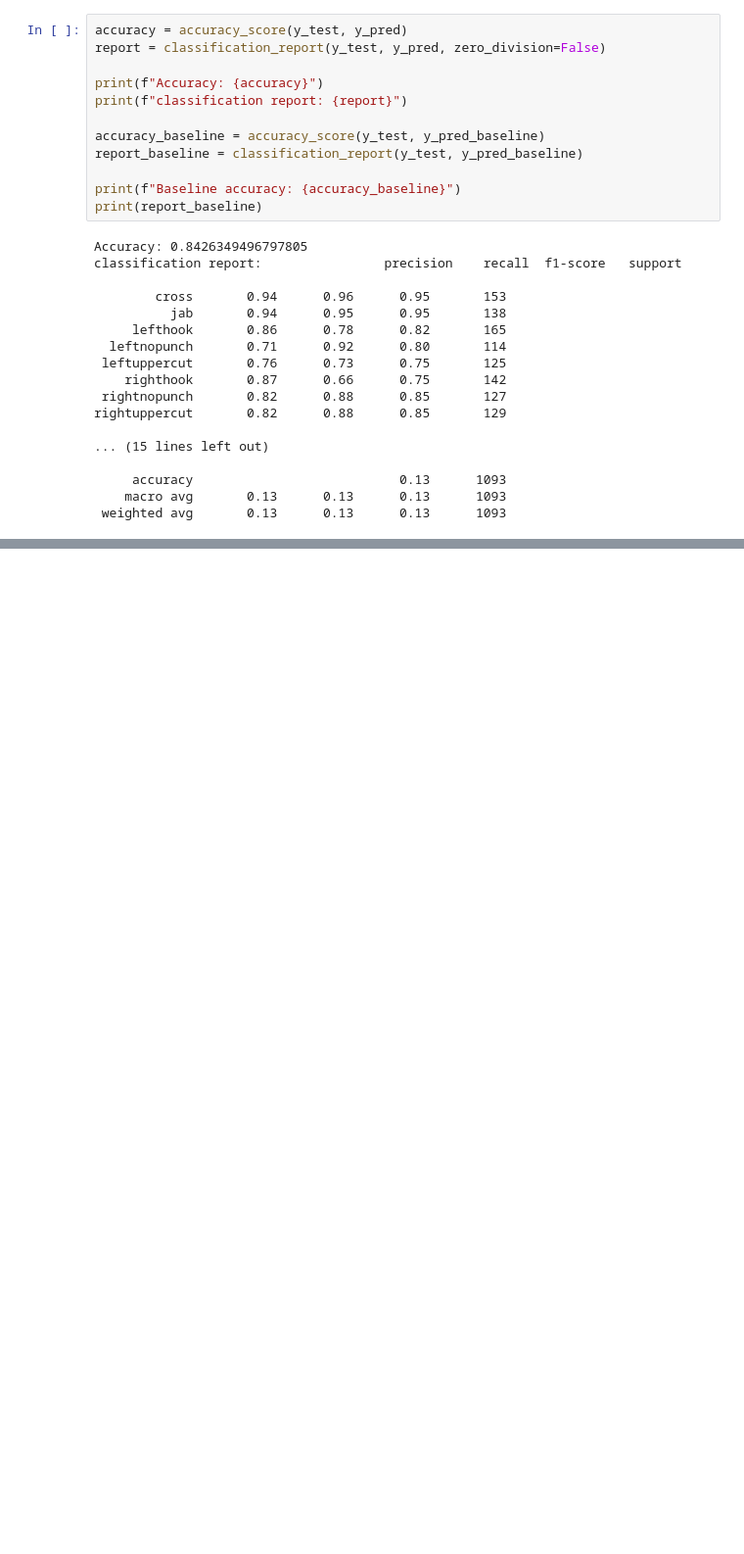
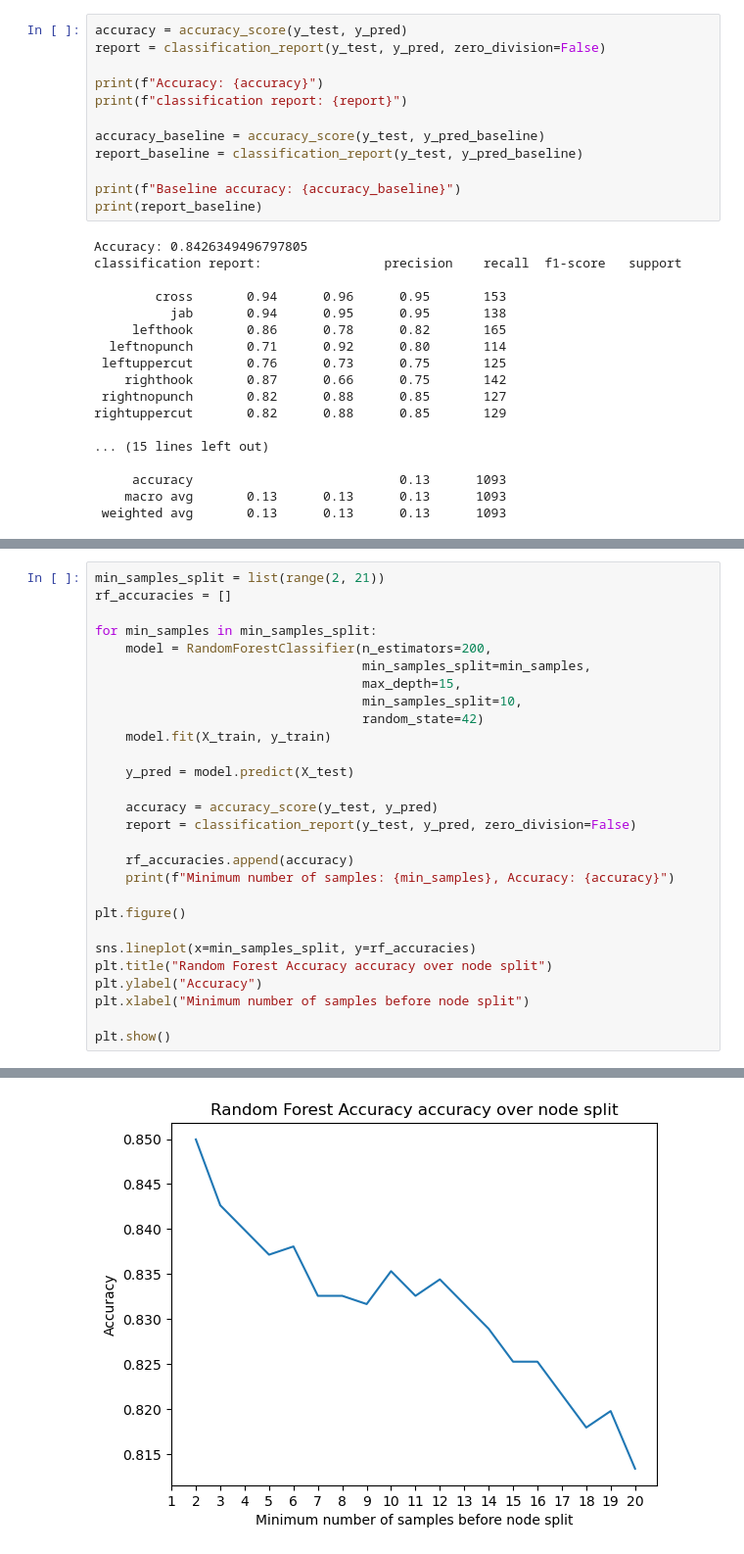
Before and after one commit to BruceLeo99/MLQS-VU-Project-Tyson, a Jupyter notebook: randomforestclassifier.ipynb, the cells around one changed output, grey strips where cells are left out. Shown at 98% size. Saved outputs shown, nothing was run; the diff lists cells and outputs as text; blank space fills up the shorter version.

```diff
--- a/randomforestclassifier.ipynb
+++ b/randomforestclassifier.ipynb
@@ -292,0 +385,29 @@ rightuppercut       0.82      0.88      0.85       129
+# %%
+min_samples_split = list(range(2, 21))
+rf_accuracies = []
+
+for min_samples in min_samples_split:
+    model = RandomForestClassifier(n_estimators=200,
+                                   min_samples_split=min_samples,
+                                   max_depth=15,
+                                   min_samples_split=10,
+                                   random_state=42)
+    model.fit(X_train, y_train)
+
+    y_pred = model.predict(X_test)
+
+    accuracy = accuracy_score(y_test, y_pred)
+    report = classification_report(y_test, y_pred, zero_division=False)
+
+    rf_accuracies.append(accuracy)
+    print(f"Minimum number of samples: {min_samples}, Accuracy: {accuracy}")
+
+plt.figure()
+
+sns.lineplot(x=min_samples_split, y=rf_accuracies)
+plt.title("Random Forest Accuracy accuracy over node split")
+plt.ylabel("Accuracy")
+plt.xlabel("Minimum number of samples before node split")
+
+plt.show()
+# %% [output]
@@ -292,0 +433 @@ rightuppercut       0.82      0.88      0.85       129
+[figure, added]
```
Also changed, not shown: parts of 5 cells of this notebook, 1 other file.
